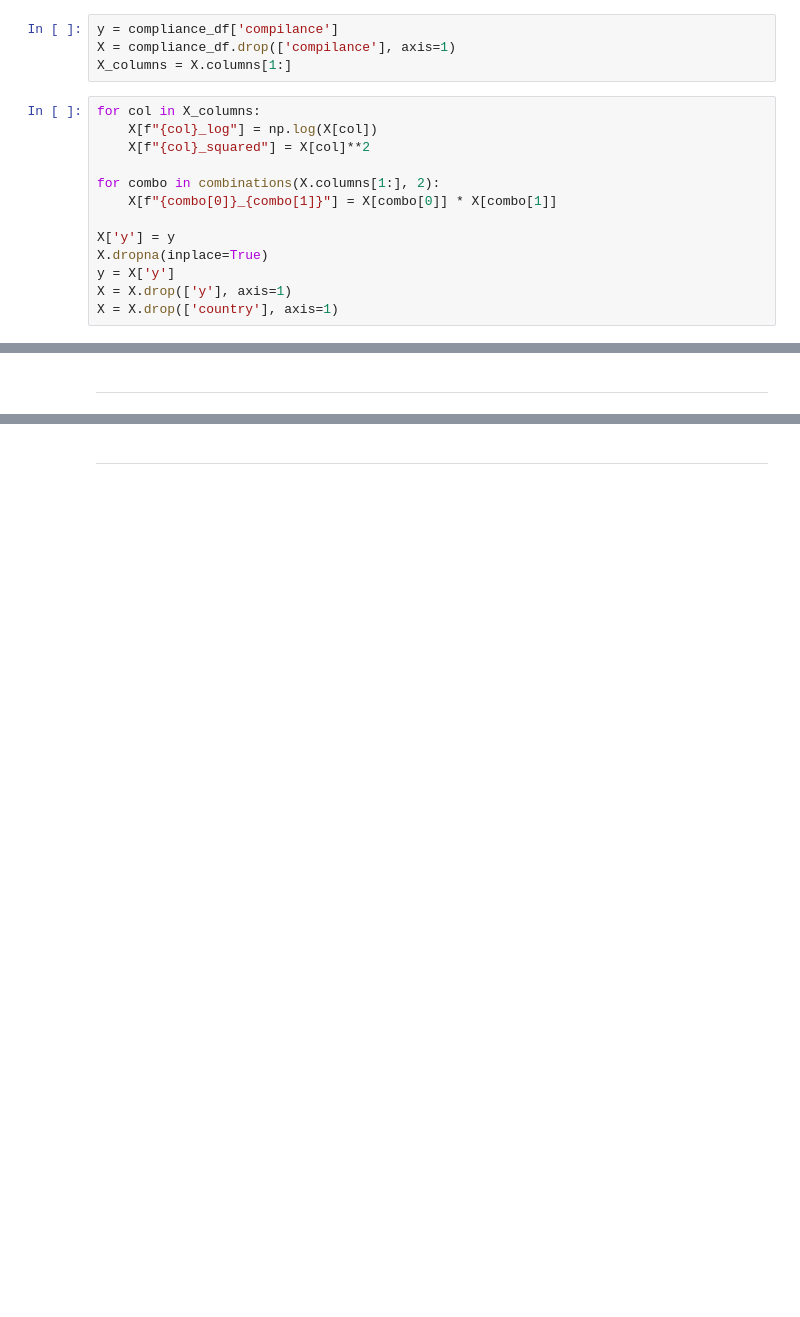
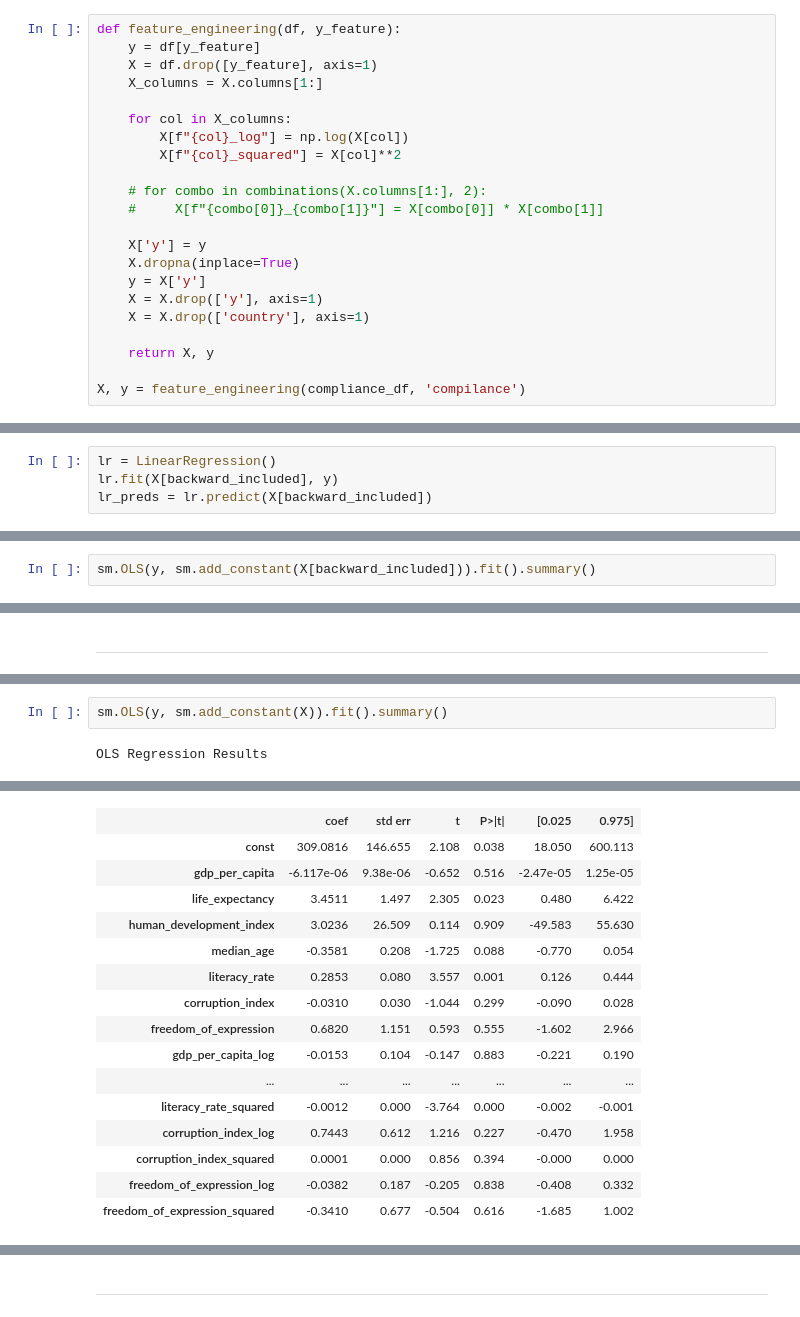
Before and after one commit to KayO-GH/Covid19-Policy-Effectiveness-Analysis, a Jupyter notebook: replication.ipynb, the cells around one changed output, grey strips where cells are left out. Drawn from its saved outputs; the diff is of its cells as text; blank space fills up the shorter version.

Commit message:
Set up in-sample regressions

```diff
--- a/replication.ipynb
+++ b/replication.ipynb
@@ -898,20 +905,25 @@ def backward_regression(X, y,
         if not changed:
             break
     return included
-# %%
-y = compliance_df['compilance']
-X = compliance_df.drop(['compilance'], axis=1)
-X_columns = X.columns[1:]
 # %%
-for col in X_columns:
-    X[f"{col}_log"] = np.log(X[col])
-    X[f"{col}_squared"] = X[col]**2
+def feature_engineering(df, y_feature):
+    y = df[y_feature]
+    X = df.drop([y_feature], axis=1)
+    X_columns = X.columns[1:]
 
-for combo in combinations(X.columns[1:], 2):
-    X[f"{combo[0]}_{combo[1]}"] = X[combo[0]] * X[combo[1]]
+    for col in X_columns:
+        X[f"{col}_log"] = np.log(X[col])
+        X[f"{col}_squared"] = X[col]**2
 
-X['y'] = y
-X.dropna(inplace=True)
-y = X['y']
-X = X.drop(['y'], axis=1)
-X = X.drop(['country'], axis=1)
+    # for combo in combinations(X.columns[1:], 2):
+    #     X[f"{combo[0]}_{combo[1]}"] = X[combo[0]] * X[combo[1]]
+
+    X['y'] = y
+    X.dropna(inplace=True)
+    y = X['y']
+    X = X.drop(['y'], axis=1)
+    X = X.drop(['country'], axis=1)
+
+    return X, y
+
+X, y = feature_engineering(compliance_df, 'compilance')
@@ -959,0 +992,4 @@ insample_rsquared(X[backward_included], y)
+# %%
+lr = LinearRegression()
+lr.fit(X[backward_included], y)
+lr_preds = lr.predict(X[backward_included])
@@ -959,0 +1027,2 @@ insample_rsquared(X[backward_included], y)
+# %%
+sm.OLS(y, sm.add_constant(X[backward_included])).fit().summary()
@@ -1014,0 +1073,4 @@ strong multicollinearity or other numerical problems.
+# %%
+sm.OLS(y, sm.add_constant(X)).fit().summary()
+# %% [output]
+OLS Regression Results
@@ -1014,0 +1086,16 @@ strong multicollinearity or other numerical problems.
+|  | coef | std err | t | P>|t| | [0.025 | 0.975] |
+| const | 309.0816 | 146.655 | 2.108 | 0.038 | 18.050 | 600.113 |
+| gdp_per_capita | -6.117e-06 | 9.38e-06 | -0.652 | 0.516 | -2.47e-05 | 1.25e-05 |
+| life_expectancy | 3.4511 | 1.497 | 2.305 | 0.023 | 0.480 | 6.422 |
+| human_development_index | 3.0236 | 26.509 | 0.114 | 0.909 | -49.583 | 55.630 |
+| median_age | -0.3581 | 0.208 | -1.725 | 0.088 | -0.770 | 0.054 |
+| literacy_rate | 0.2853 | 0.080 | 3.557 | 0.001 | 0.126 | 0.444 |
+| corruption_index | -0.0310 | 0.030 | -1.044 | 0.299 | -0.090 | 0.028 |
+| freedom_of_expression | 0.6820 | 1.151 | 0.593 | 0.555 | -1.602 | 2.966 |
+| gdp_per_capita_log | -0.0153 | 0.104 | -0.147 | 0.883 | -0.221 | 0.190 |
+| ... | ... | ... | ... | ... | ... | ... |
+| literacy_rate_squared | -0.0012 | 0.000 | -3.764 | 0.000 | -0.002 | -0.001 |
+| corruption_index_log | 0.7443 | 0.612 | 1.216 | 0.227 | -0.470 | 1.958 |
+| corruption_index_squared | 0.0001 | 0.000 | 0.856 | 0.394 | -0.000 | 0.000 |
+| freedom_of_expression_log | -0.0382 | 0.187 | -0.205 | 0.838 | -0.408 | 0.332 |
+| freedom_of_expression_squared | -0.3410 | 0.677 | -0.504 | 0.616 | -1.685 | 1.002 |
```
Also changed, not shown: parts of 30 cells of this notebook.
